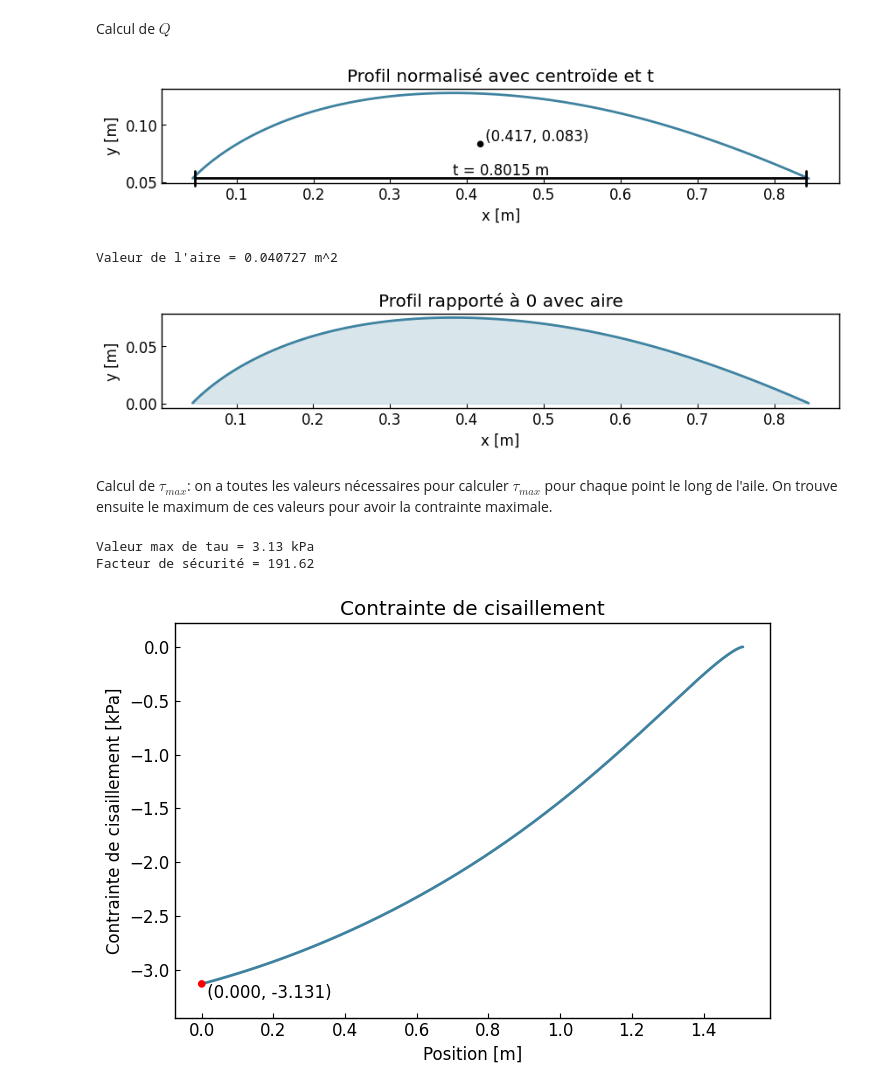
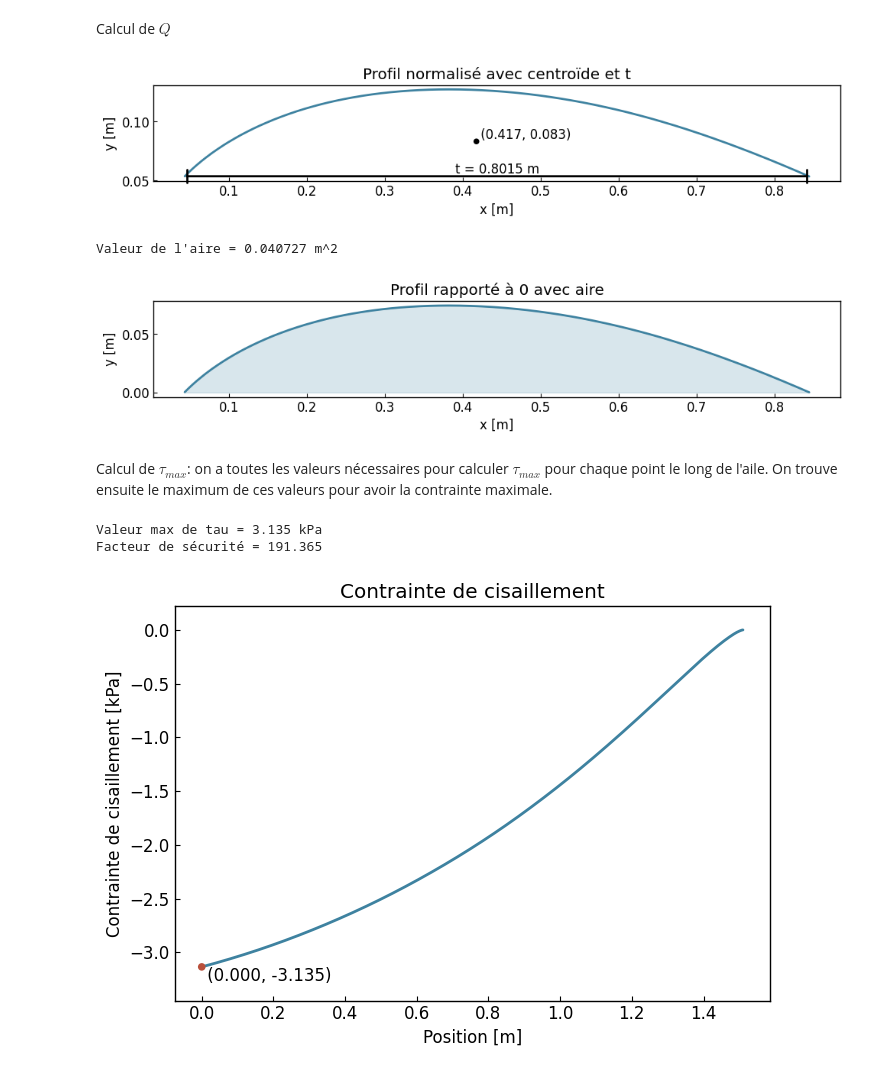
Before and after one commit to Oddball777/etude_cas_rdm, a Jupyter notebook: etude_cas_rdm/main.ipynb, the cells around one changed output. Drawn from its saved outputs; the diff is of its cells as text; code cells hidden in the pictures.

Commit message:
Ajout des graphiques

```diff
--- a/etude_cas_rdm/main.ipynb
+++ b/etude_cas_rdm/main.ipynb
@@ -8,6 +8,9 @@ from typing import Annotated
 import graphinglib as gl # pip install git+https://github.com/GraphingLib/GraphingLib.git
 import scavenger as sg # pip install csv-scavenger
 from pydantic import BaseModel, validate_call, Field # pip install pydantic
+
+# Option pour sauvegarder vs afficher les graphiques
+save = False
 # %% [markdown]
 # Définition des classes qui contiennent les propriétés de l'aile
 # %%
@@ -404,25 +460,25 @@ valeurs_q = valeurs_aires * valeurs_y_prime_barre
 curve_q = gl.Curve(positions_aile, valeurs_q, label="q")
 # %%
 # Graphique profil normalisé avec centroide et t
-fig = gl.Figure(x_label='x [m]', y_label='y [m]', size=(10, 5), title='Profil normalisé avec centroïde et t')
+fig = gl.Figure(x_label='x [m]', y_label='y [m]', size=(10,5), title='Profil normalisé avec centroïde et t', aspect_ratio=1.5)
 fig.add_elements(curve_profile_masked, point_centroid, ligne_t, text_t)
-fig._prepare_figure()
-fig._axes.set_aspect(1.5)
-fig._figure
+if save:
+    fig.title = None
+    fig.save('../graphiques/profil_centroide_t.pdf')
+else:
+    fig.show()
 # %% [output]
-[figure, old version]
+[figure, new version]
 # %%
 # Graphique du profile rapporté à 0 avec aire
 aire = curve_masked_shifted.get_area_between(x1=curve_masked_shifted.x_data[0], x2=curve_masked_shifted.x_data[-1], fill_under=True)
 print(f"Valeur de l'aire = {aire:.6f} m^2")
-fig = gl.Figure(x_label='x [m]', y_label='y [m]', size=(10, 5), title='Profil rapporté à 0 avec aire')
+fig = gl.Figure(x_label='x [m]', y_label='y [m]', size=(10, 5), title='Profil rapporté à 0 avec aire', aspect_ratio=1.5)
 fig.add_elements(curve_masked_shifted)
-fig._prepare_figure()
-fig._axes.set_aspect(1.5)
-fig._figure
+fig.show()
 # %% [output]
 Valeur de l'aire = 0.040727 m^2
-[figure, old version]
+[figure, new version]
 # %% [markdown]
 Calcul de $\tau_{max}$: on a toutes les valeurs nécessaires pour calculer $\tau_{max}$ pour chaque point le long de l'aile. On trouve ensuite le maximum de ces valeurs pour avoir la contrainte maximale.
 # %%
@@ -431,14 +487,14 @@ curve_tau = curve_q * curve_v / (curve_t * curve_I_x_coeur * 1e3)  # en kPa
 # Calcul du maximum de tau absolu et du facteur de sécurité
 point_max_tau = curve_tau.create_point_at_x(0)
 point_max_tau.add_coordinates()
-point_max_tau.color = 'red'
+point_max_tau.color = 'C2'
 point_max_tau.v_align = 'top'
-max_tau = abs(point_max_tau.y)
+max_tau = max(abs(curve_tau))
 
 
 facteur_securite_tau = coeur_aile.c_rupture_cisaillement_dans_plan * 1e-3 / max_tau
-print(f"Valeur max de tau = {max_tau:.2f} kPa")
-print(f"Facteur de sécurité = {facteur_securite_tau:.2f}")
+print(f"Valeur max de tau = {max_tau:.3f} kPa")
+print(f"Facteur de sécurité = {facteur_securite_tau:.3f}")
 
 # Graphique
 fig = gl.Figure(size=(7, 5),
@@ -448,9 +504,13 @@ fig = gl.Figure(size=(7, 5),
                 y_lim=(-1.1 * max_tau, 0.07 * max_tau),
 )
 fig.add_elements(curve_tau, point_max_tau)
-plt.close()
-fig.show()
+plt.close("all")
+if save:
+    fig.title = None
+    fig.save('../graphiques/contrainte_cisaillement.pdf')
+else:
+    fig.show()
 # %% [output]
-Valeur max de tau = 3.13 kPa
-Facteur de sécurité = 191.62
+Valeur max de tau = 3.135 kPa
+Facteur de sécurité = 191.365
 [figure]
```
Also changed, not shown: parts of 8 cells of this notebook, 7 other files.
